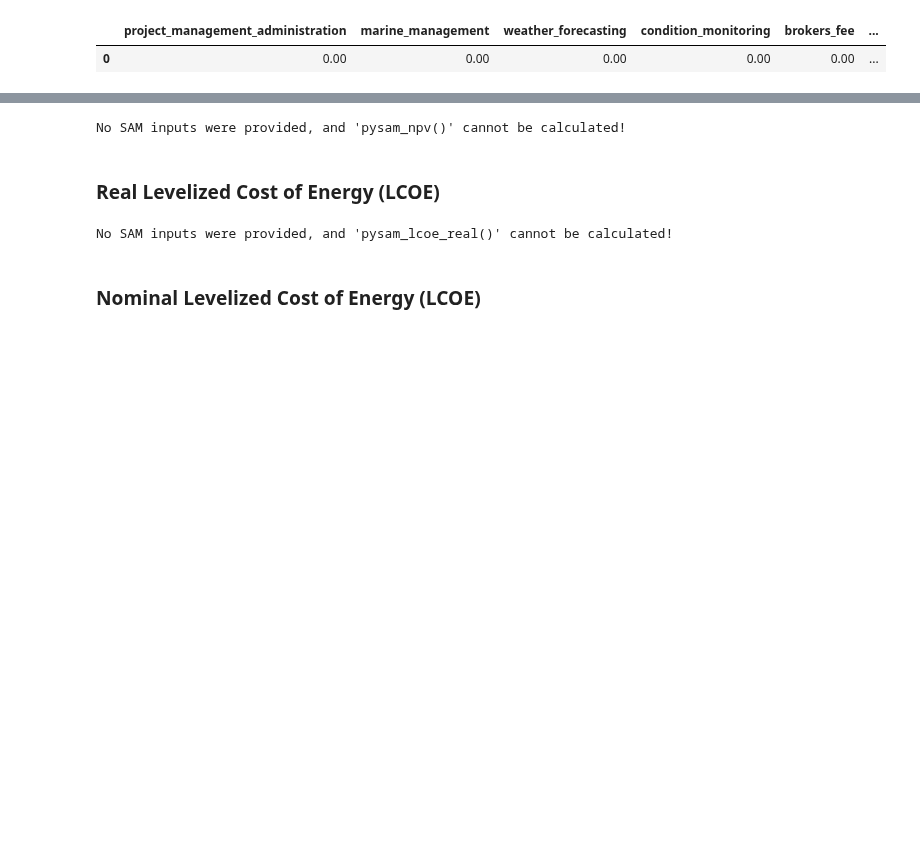
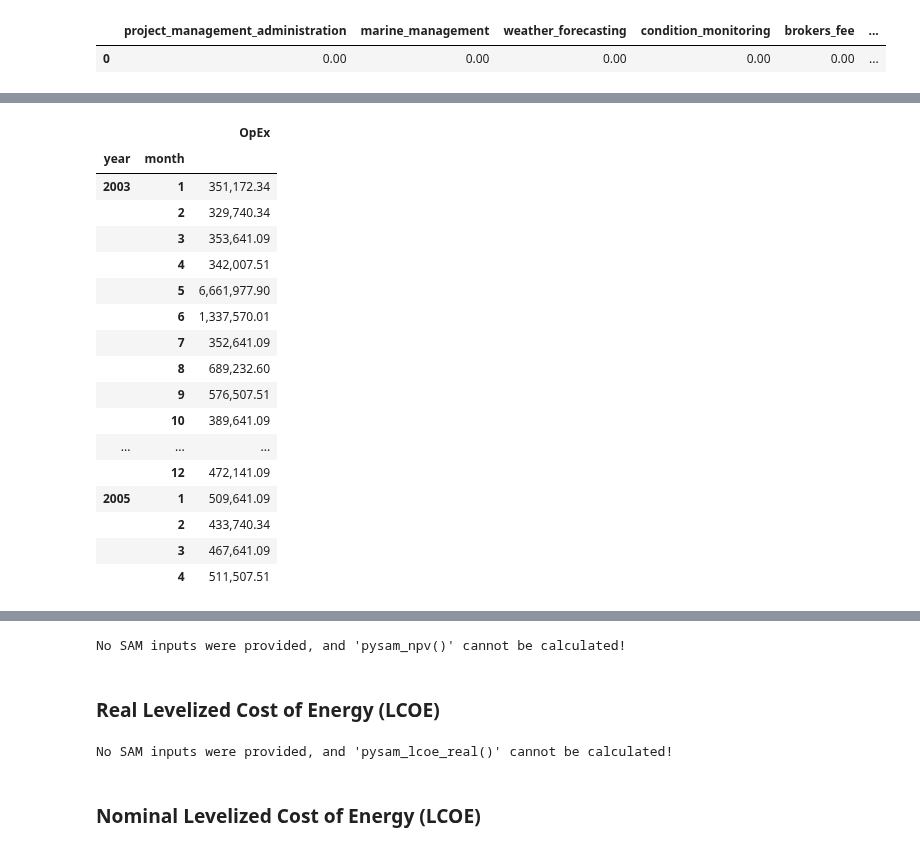
Before and after one commit to WISDEM/WOMBAT, a Jupyter notebook: docs/jupyter_execute/examples/metrics_demonstration.ipynb, the cells around one changed output, grey strips where cells are left out. Saved outputs shown, nothing was run; the diff lists cells and outputs as text; code cells hidden in the pictures; blank space fills up the shorter version.

```diff
--- a/docs/jupyter_execute/examples/metrics_demonstration.ipynb
+++ b/docs/jupyter_execute/examples/metrics_demonstration.ipynb
@@ -783,0 +976,21 @@ metrics.project_fixed_costs(frequency="annual", resolution="medium")
+# %%
+metrics.opex("month-year").head(28)
+# %% [output]
+|  |  | OpEx |
+| year | month |  |
+| 2003 | 1 | 351,172.34 |
+|  | 2 | 329,740.34 |
+|  | 3 | 353,641.09 |
+|  | 4 | 342,007.51 |
+|  | 5 | 6,661,977.90 |
+|  | 6 | 1,337,570.01 |
+|  | 7 | 352,641.09 |
+|  | 8 | 689,232.60 |
+|  | 9 | 576,507.51 |
+|  | 10 | 389,641.09 |
+| ... | ... | ... |
+|  | 12 | 472,141.09 |
+| 2005 | 1 | 509,641.09 |
+|  | 2 | 433,740.34 |
+|  | 3 | 467,641.09 |
+|  | 4 | 511,507.51 |
```
Also changed, not shown: parts of 70 cells of this notebook, 9 other files.
